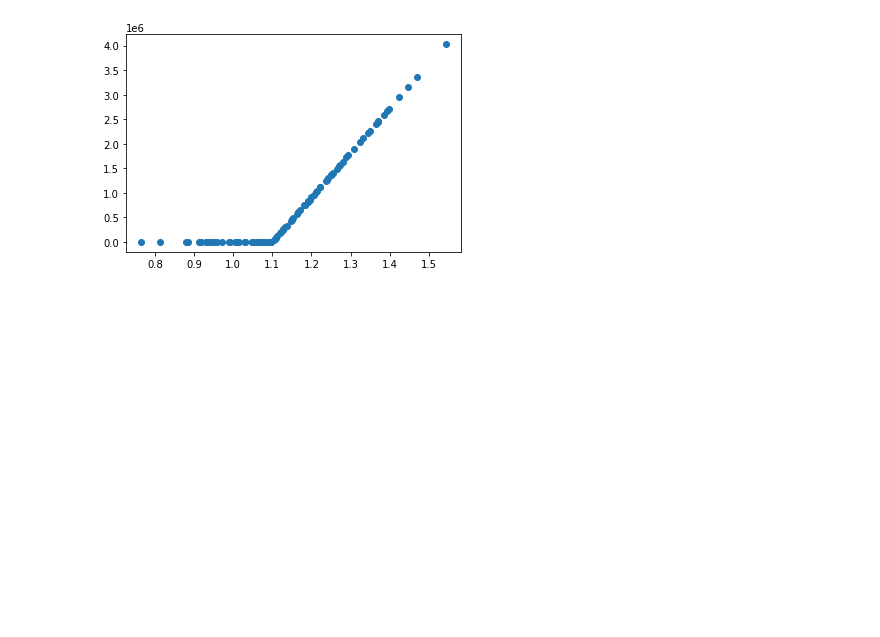
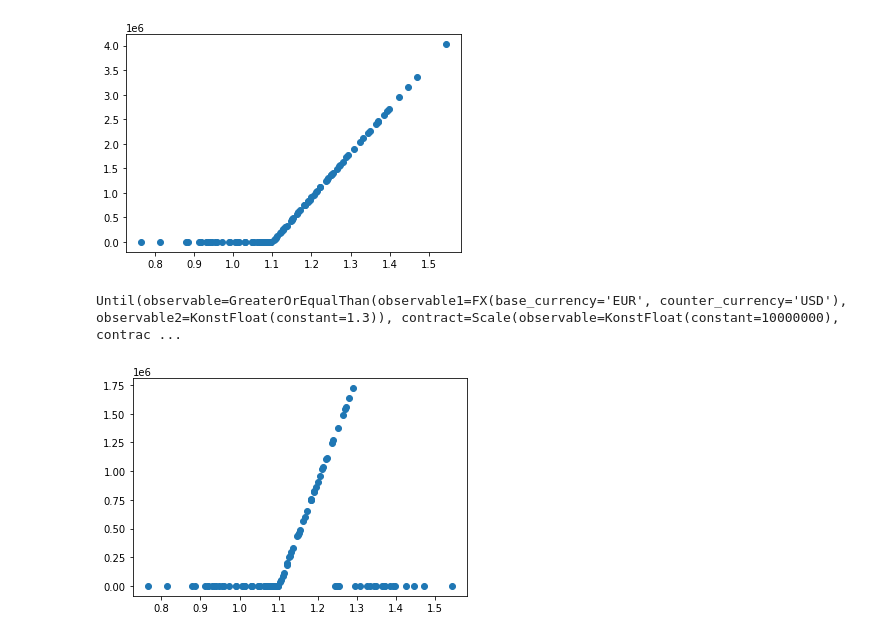
Before and after one commit to luphord/monte-carlo-contracts, a Jupyter notebook: examples/FX Options.ipynb, the cells around one changed output. Saved outputs shown, nothing was run; the diff lists cells and outputs as text; code cells hidden in the pictures; blank space fills up the shorter version.

```diff
--- a/examples/FX Options.ipynb
+++ b/examples/FX Options.ipynb
@@ -57,3 +57,23 @@ netcf_usd = cf_usd.cashflows["value"].sum(axis=1)
 plt.scatter(x[:,-1], netcf_usd);
 # %% [output]
 [figure]
+# %%
+@dataclass
+class FxKnockoutCall(FxCall):
+    upper_barrier: float
+
+    def resolve(self) -> Contract:
+        return Until(FX(self.base_currency, self.counter_currency) >= self.upper_barrier, super().resolve())
+# %%
+upper_barrier = 1.3
+fxkocall = FxKnockoutCall(maturity, notional, strike, base_currency, counter_currency, upper_barrier)
+fxkocall.resolve()
+# %% [output]
+Until(observable=GreaterOrEqualThan(observable1=FX(base_currency='EUR', counter_currency='USD'), observable2=KonstFloat(constant=1.3)), contract=Scale(observable=KonstFloat(constant=10000000), contrac ...
+# %%
+indexedcf = fxkocall.generate_cashflows(model.eval_date_index, model)
+cf_usd = model.in_currency(indexedcf, "USD").apply_index()
+netcf_usd = cf_usd.cashflows["value"].sum(axis=1)
+plt.scatter(x[:,-1], netcf_usd);
+# %% [output]
+[figure, added]
```
Also changed, not shown: 1 other file.
